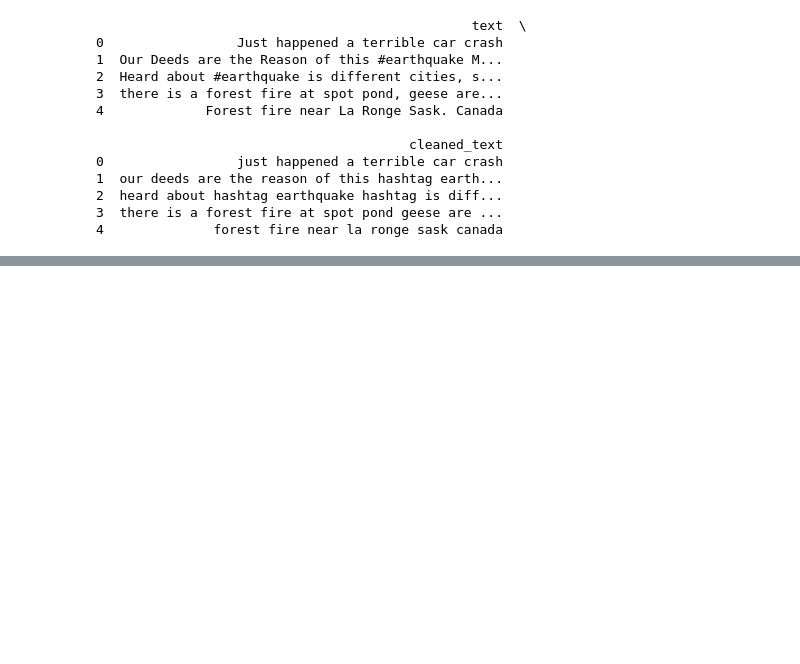
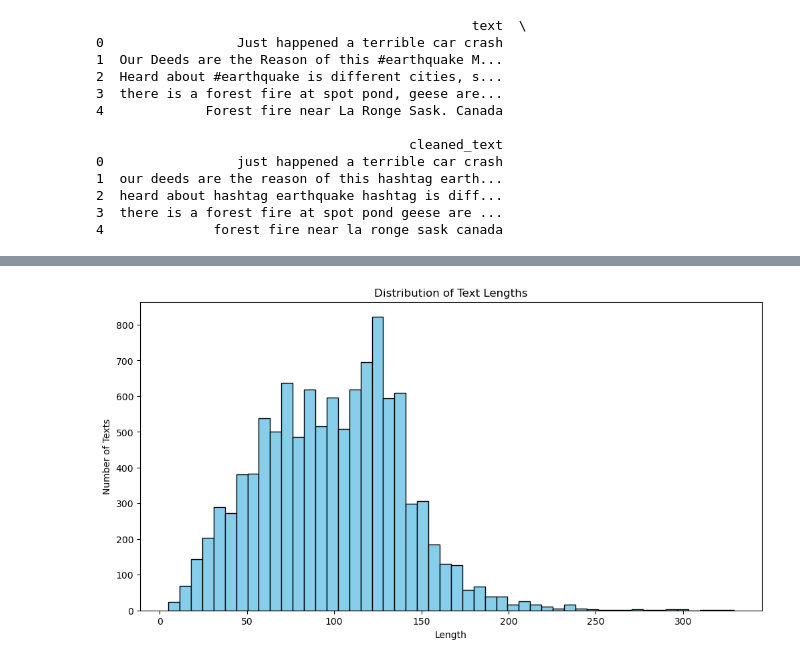
Before and after one commit to magnusrodseth/disaster-tweets, a Jupyter notebook: assignment-1.ipynb, the cells around one changed output, grey strips where cells are left out. Saved outputs shown, nothing was run; the diff lists cells and outputs as text; code cells hidden in the pictures; blank space fills up the shorter version.

```diff
--- a/assignment-1.ipynb
+++ b/assignment-1.ipynb
@@ -244,0 +281,11 @@ print(df[['text', 'cleaned_text']].head())
+# %%
+df['text_length'] = df['cleaned_text'].apply(len)
+
+plt.figure(figsize=(12, 6))
+plt.hist(df['text_length'], bins=50, color='skyblue', edgecolor='black')
+plt.title("Distribution of Text Lengths")
+plt.xlabel("Length")
+plt.ylabel("Number of Texts")
+plt.show()
+# %% [output]
+[figure, added]
```
Also changed, not shown: parts of 4 cells of this notebook, 1 other file.
